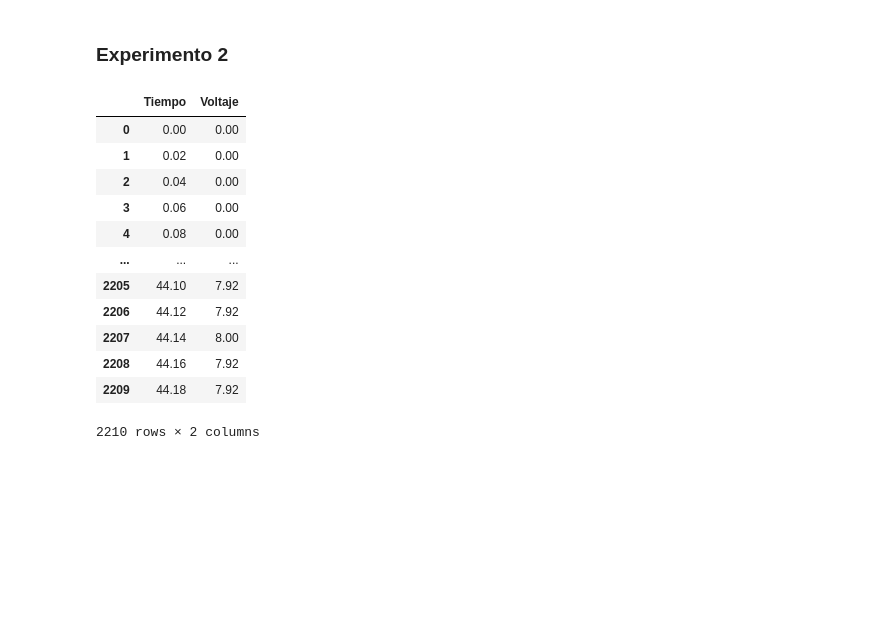
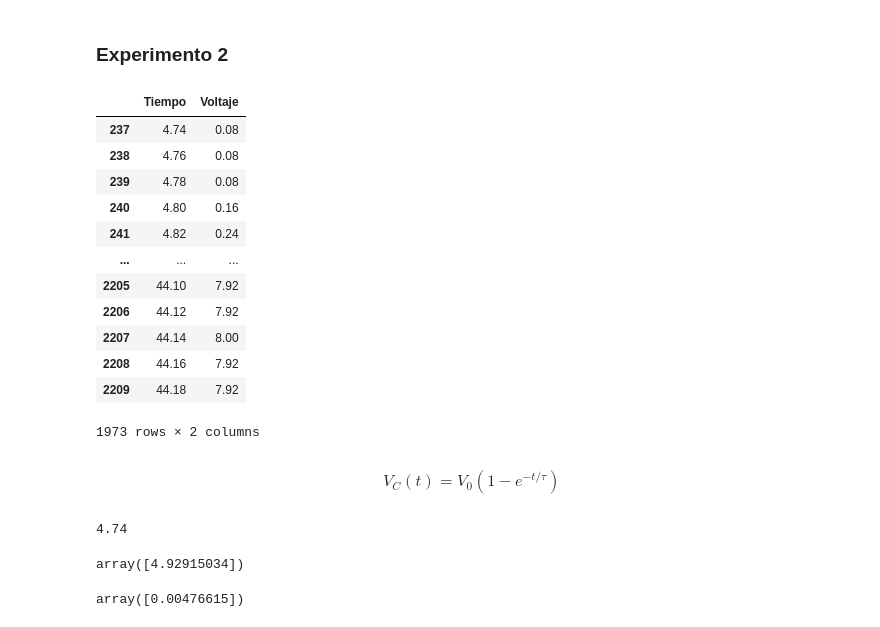
Before and after one commit to ojedarcelo/electrocodigos, a Jupyter notebook: lab5/lab5.ipynb, the cells around one changed output. Cells and saved outputs as stored; diff of their text form; code cells hidden in the pictures; blank space fills up the shorter version.

```diff
--- a/lab5/lab5.ipynb
+++ b/lab5/lab5.ipynb
@@ -110,24 +125,26 @@ ax1.legend(fontsize=15)
 # %%
 carga_datos_path = os.path.join("CURVA_CARGA", "F0000CH1.CSV")
 carga_datos_raw = pd.read_csv(carga_datos_path, names=["col1", "col2", "col3", "col4", "col5","col6"])
 
-mask = carga_datos_raw['col5'] > -7
+mask = carga_datos_raw['col5'] > 0
 
 carga_datos = pd.DataFrame()
 carga_datos['Tiempo'] = carga_datos_raw[mask]["col4"]
 carga_datos['Voltaje'] = carga_datos_raw[mask]["col5"]
 carga_datos
 # %% [output]
 |  | Tiempo | Voltaje |
-| 0 | 0.00 | 0.00 |
-| 1 | 0.02 | 0.00 |
-| 2 | 0.04 | 0.00 |
-| 3 | 0.06 | 0.00 |
-| 4 | 0.08 | 0.00 |
+| 237 | 4.74 | 0.08 |
+| 238 | 4.76 | 0.08 |
+| 239 | 4.78 | 0.08 |
+| 240 | 4.80 | 0.16 |
+| 241 | 4.82 | 0.24 |
 | ... | ... | ... |
 | 2205 | 44.10 | 7.92 |
 | 2206 | 44.12 | 7.92 |
 | 2207 | 44.14 | 8.00 |
 | 2208 | 44.16 | 7.92 |
 | 2209 | 44.18 | 7.92 |
-2210 rows × 2 columns
+1973 rows × 2 columns
+# %% [markdown]
+$$V_{C}(t) = V_{0}(1-e^{-t/\tau})$$
@@ -133,0 +154,14 @@ carga_datos
+# %%
+carga_datos['Tiempo'][237]
+# %% [output]
+4.74
+# %%
+popt, pcov = curve_fit(volt_cap, carga_datos['Tiempo'] - carga_datos['Tiempo'][237], carga_datos['Voltaje'])
+popt
+# %% [output]
+array([4.92915034])
+# %%
+perr = np.sqrt(np.diag(pcov))
+perr
+# %% [output]
+array([0.00476615])
```
Also changed, not shown: parts of 17 cells of this notebook.
